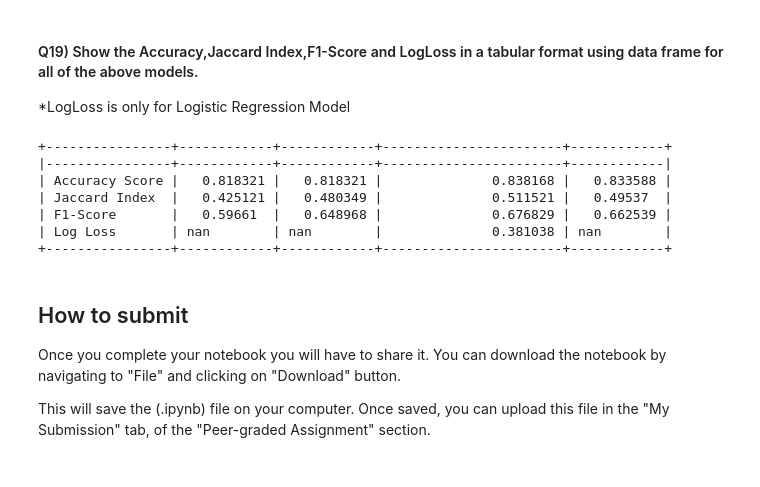
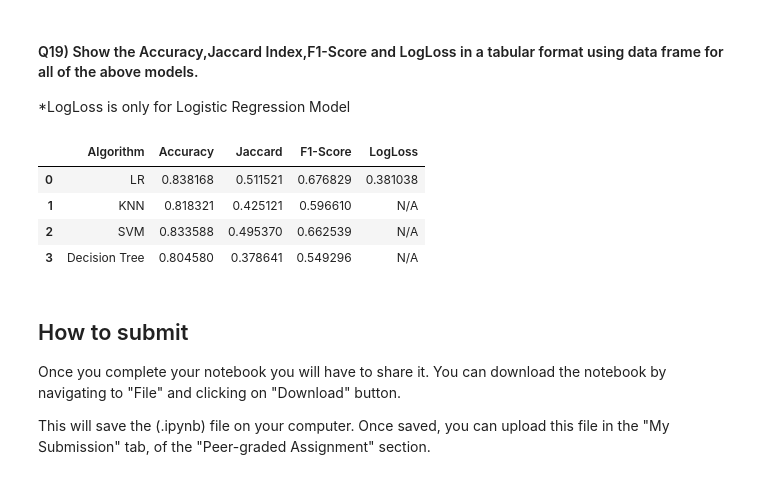
Before and after one commit to carriebunny/ausrain, a Jupyter notebook: IBMAustraliaRainPredictionCY.ipynb, the cells around one changed output. Drawn from its saved outputs; the diff is of its cells as text; code cells hidden in the pictures.

```diff
--- a/IBMAustraliaRainPredictionCY.ipynb
+++ b/IBMAustraliaRainPredictionCY.ipynb
@@ -397,22 +377,21 @@ F1 Score: 0.66
 #### Q19) Show the Accuracy,Jaccard Index,F1-Score and LogLoss in a tabular format using data frame for all of the above models.
 
 \*LogLoss is only for Logistic Regression Model
-# %%
-Report = {'KNN': [KNN_Accuracy_Score, KNN_JaccardIndex, KNN_F1_Score, None],
-         'Tree': [Tree_Accuracy_Score, Tree_JaccardIndex, Tree_F1_Score, None],
-          'Logistic Regression': [LR_Accuracy_Score, LR_JaccardIndex, LR_F1_Score, LR_Log_Loss],
-          'SVM': [SVM_Accuracy_Score, SVM_JaccardIndex, SVM_F1_Score, None]
-         }
-df=pd.DataFrame(Report, index=['Accuracy Score', 'Jaccard Index', 'F1-Score', 'Log Loss'])
-print(tabulate(df, headers='keys', tablefmt = 'psql'))
-# %% [output]
-+----------------+------------+------------+-----------------------+------------+
-|----------------+------------+------------+-----------------------+------------|
-| Accuracy Score |   0.818321 |   0.818321 |              0.838168 |   0.833588 |
-| Jaccard Index  |   0.425121 |   0.480349 |              0.511521 |   0.49537  |
-| F1-Score       |   0.59661  |   0.648968 |              0.676829 |   0.662539 |
-| Log Loss       | nan        | nan        |              0.381038 | nan        |
-+----------------+------------+------------+-----------------------+------------+
+# %%
+Report = {'Algorithm': ['LR', 'KNN', 'SVM', 'Decision Tree'],
+         'Accuracy': [LR_Accuracy_Score, KNN_Accuracy_Score, SVM_Accuracy_Score, Tree_Accuracy_Score],
+          'Jaccard': [ LR_JaccardIndex, KNN_JaccardIndex, SVM_JaccardIndex, Tree_JaccardIndex],
+          'F1-Score': [LR_F1_Score, KNN_F1_Score, SVM_F1_Score, Tree_F1_Score],
+          'LogLoss': [LR_Log_Loss, 'N/A', 'N/A', 'N/A']
+         }
+df=pd.DataFrame(Report)
+df
+# %% [output]
+|  | Algorithm | Accuracy | Jaccard | F1-Score | LogLoss |
+| 0 | LR | 0.838168 | 0.511521 | 0.676829 | 0.381038 |
+| 1 | KNN | 0.818321 | 0.425121 | 0.596610 | N/A |
+| 2 | SVM | 0.833588 | 0.495370 | 0.662539 | N/A |
+| 3 | Decision Tree | 0.804580 | 0.378641 | 0.549296 | N/A |
 # %% [markdown]
 <h2 id="Section_5">  How to submit </h2>
 
```
Also changed, not shown: parts of 4 cells of this notebook.
